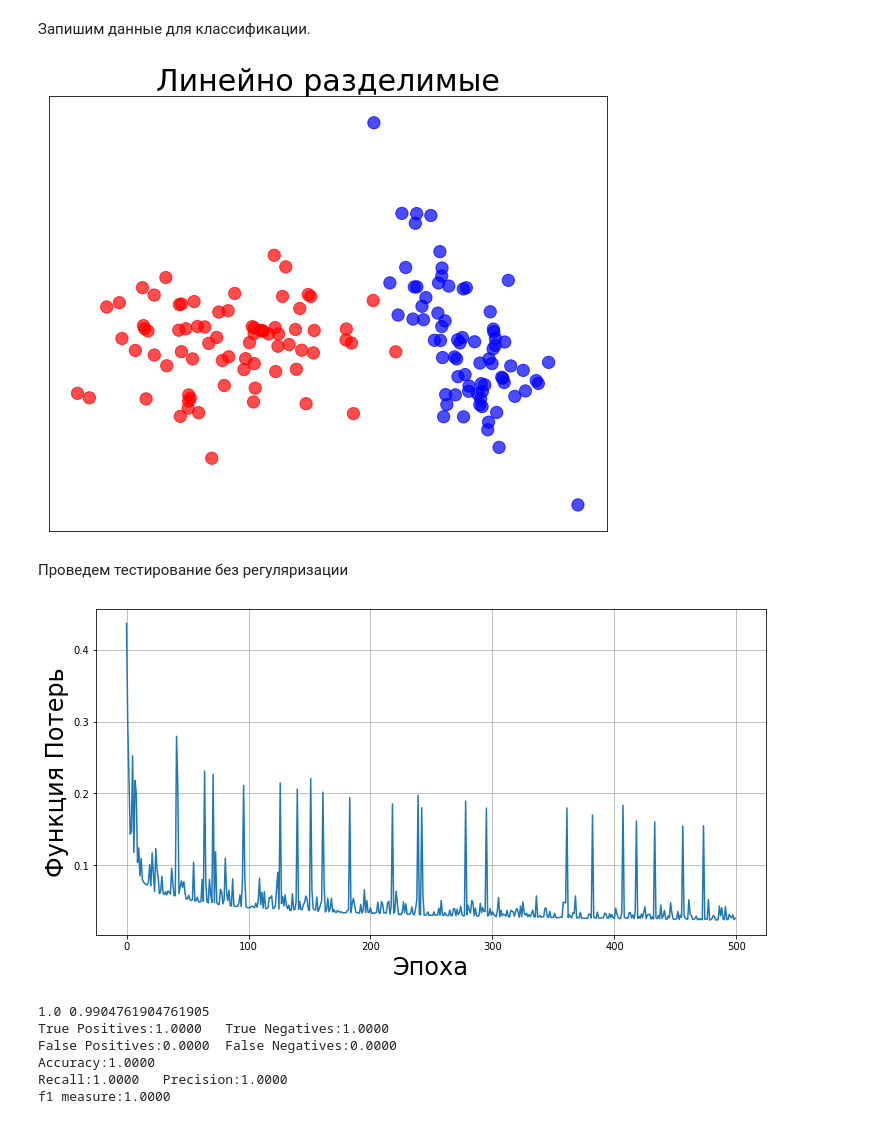
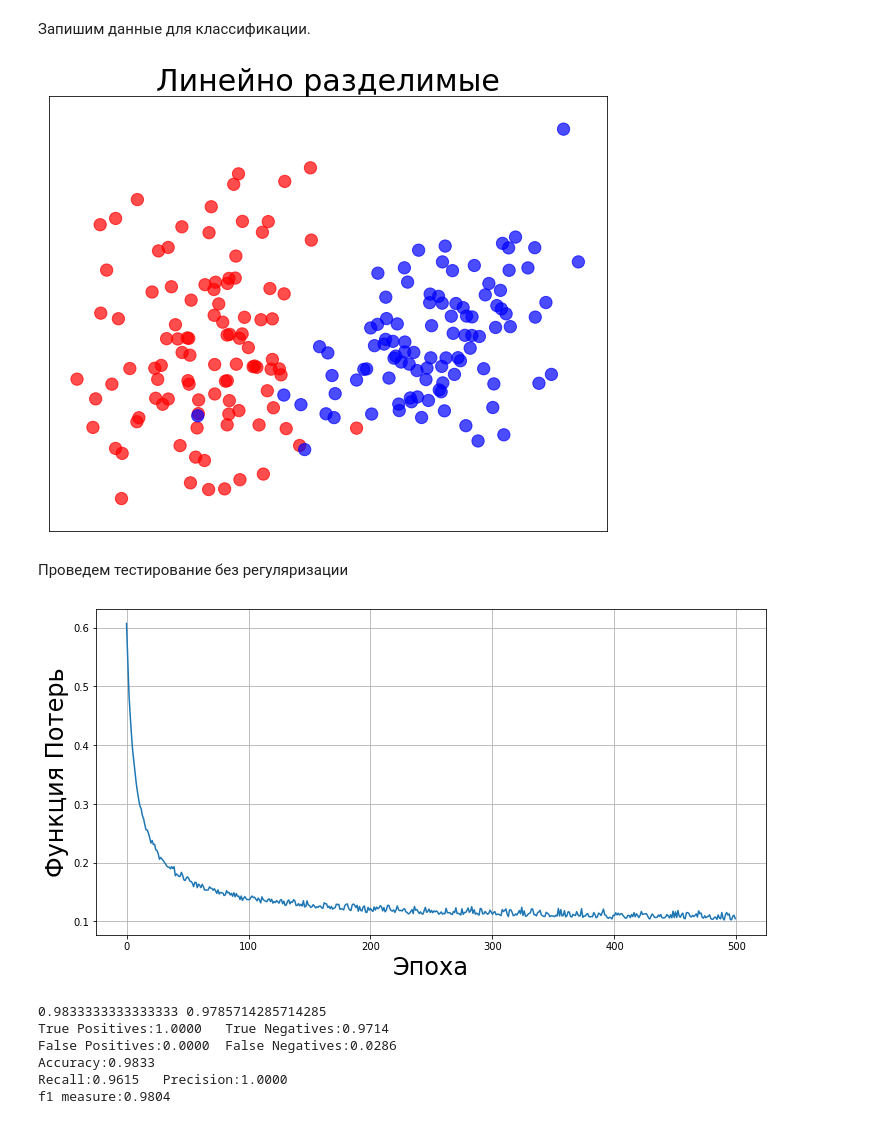
Before and after one commit to lizalanchu/Cars_Moldova_homework1-, a Jupyter notebook: Дз3Синтетические_данные.ipynb, the cells around one changed output. Saved outputs shown, nothing was run; the diff lists cells and outputs as text; code cells hidden in the pictures.

```diff
--- a/Дз3Синтетические_данные.ipynb
+++ b/Дз3Синтетические_данные.ipynb
@@ -206,11 +206,11 @@ def plot_data(ax,ds,name='',marker = 'o',colors =("#FF0000", '#0000FF'),alpha=0.
 # %% [markdown]
 Попробуем создать несколько вариантов данных для классификации.
 # %%
-N = 150 #@param {type:"slider", min:50, max:250, step:25}
+N = 200 #@param {type:"slider", min:50, max:250, step:25}
 
 #Запишем отдельную единую функцию, которая будет генерировать данные.
 def make_binary_clf(N, method = 'line',
-                    noises = 0.5,
+                    noises = 0.2,
                     random_state = 42):
 
     if random_state: rng = np.random.RandomState(seed = random_state)
@@ -408,29 +408,29 @@ ax = plt.subplot(1, 1, 1)
 plot_data(ax,(X,y),
           'Линейно разделимые')
 # %% [output]
-[figure, old version]
+[figure, new version]
 # %% [markdown]
 Проведем тестирование без регуляризации
 # %%
-regr = LogisticRegression(learning_rate=0.25,
+regr = LogisticRegression(learning_rate=0.025,
                           epochs=500,batch_size=50,
                           )
 
 regr.fit(X_train, y_train)
 
 regr.plot_cost()
 
 print(regr.score(X_test, y_test), regr.score(X_train, y_train))
 
 regr.classification_report(X_test, y_test)
 # %% [output]
-[figure, old version]
+[figure, new version]
-1.0 0.9904761904761905
-True Positives:1.0000   True Negatives:1.0000
-False Positives:0.0000  False Negatives:0.0000
-Accuracy:1.0000
-Recall:1.0000   Precision:1.0000
-f1 measure:1.0000
+0.9833333333333333 0.9785714285714285
+True Positives:1.0000   True Negatives:0.9714
+False Positives:0.0000  False Negatives:0.0286
+Accuracy:0.9833
+Recall:0.9615   Precision:1.0000
+f1 measure:0.9804
 # %%
 regr.plot_desicion_function(X,y)
 # %% [output]
```
Also changed, not shown: parts of 10 cells of this notebook.
